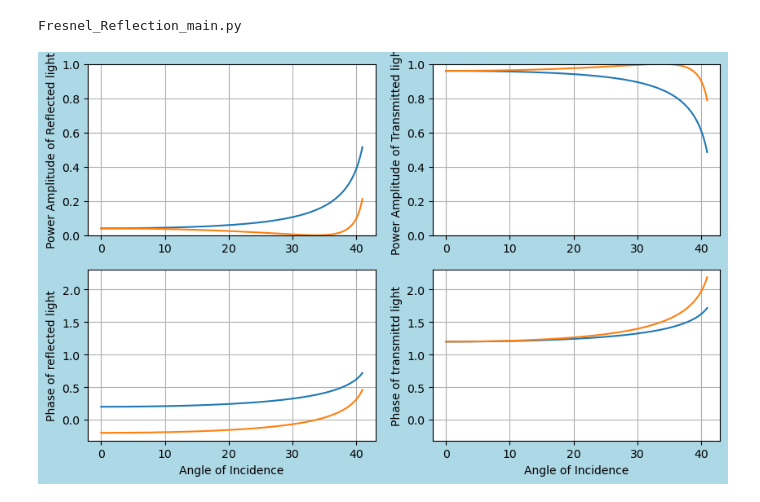
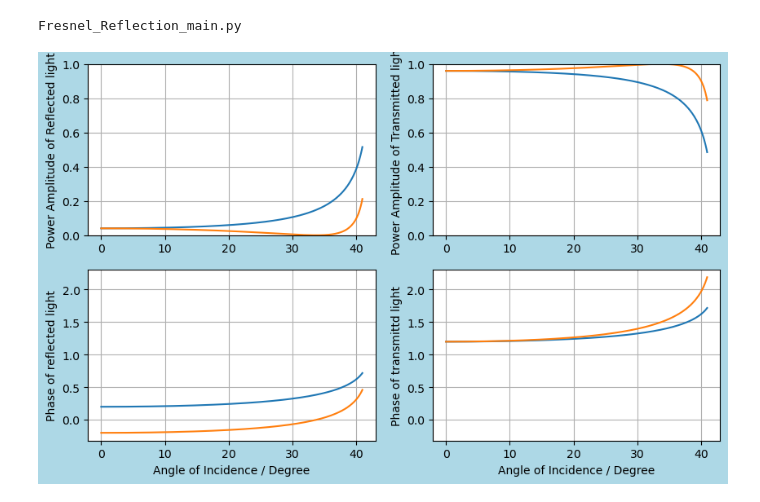
Before and after one commit to tacticstactics/Fresnel-equations, a Jupyter notebook: glass-to-air/Fresnel_Reflection_gta_main.ipynb, the cells around one changed output. Cells and saved outputs as stored; diff of their text form; code cells hidden in the pictures.

```diff
--- a/glass-to-air/Fresnel_Reflection_gta_main.ipynb
+++ b/glass-to-air/Fresnel_Reflection_gta_main.ipynb
@@ -6,8 +6,9 @@ import matplotlib.pyplot as plt
 
 import Fresnel_Reflection_gta_def
 
-param = 0.001
-m = 512
+if __name__ == '__main__':
+    param = 0.001
+    m = 512
 
 theta1col, theta2col, rscol, tscol, rpcol, tpcol, PRscol, PTscol, PRpcol, PTpcol = Fresnel_Reflection_gta_def.proc1(param,m)
 
@@ -17,33 +18,33 @@ print('')
 
 fig = plt.figure(figsize = (10,6), facecolor='lightblue')
 
 
 ax1 = fig.add_subplot(2, 2, 1)
 ax2 = fig.add_subplot(2, 2, 2, sharey=ax1)
 ax3 = fig.add_subplot(2, 2, 3)
 ax4 = fig.add_subplot(2, 2, 4, sharey=ax3)
 
 ax1.plot(theta1col,PRscol,theta1col,PRpcol)
 ax1.set_ylabel("Power Amplitude of Reflected light")
 ax1.set_ylim(0,1)
 ax1.grid()
 
 ax2.plot(theta1col,PTscol,theta1col,PTpcol)
 ax2.set_ylabel("Power Amplitude of Transmitted light")
 ax2.set_ylim(0,1)
 ax2.grid()
 
 ax3.plot(theta1col,rscol,theta1col,rpcol)
-ax3.set_xlabel("Angle of Incidence")
+ax3.set_xlabel("Angle of Incidence / Degree")
 ax3.set_ylabel("Phase of reflected light")
 ax3.grid()
 
 ax4.plot(theta1col,tscol,theta1col,tpcol)
-ax4.set_xlabel("Angle of Incidence")
+ax4.set_xlabel("Angle of Incidence / Degree")
 ax4.set_ylabel("Phase of transmittd light")
 ax4.grid()
 
 plt.show()
 # %% [output]
 Fresnel_Reflection_main.py
-[figure, old version]
+[figure, new version]
```
